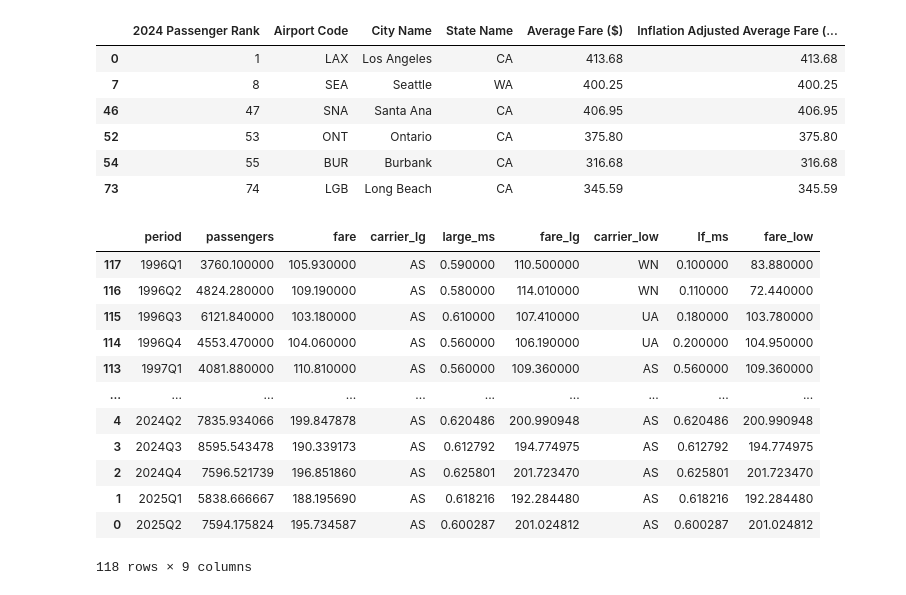
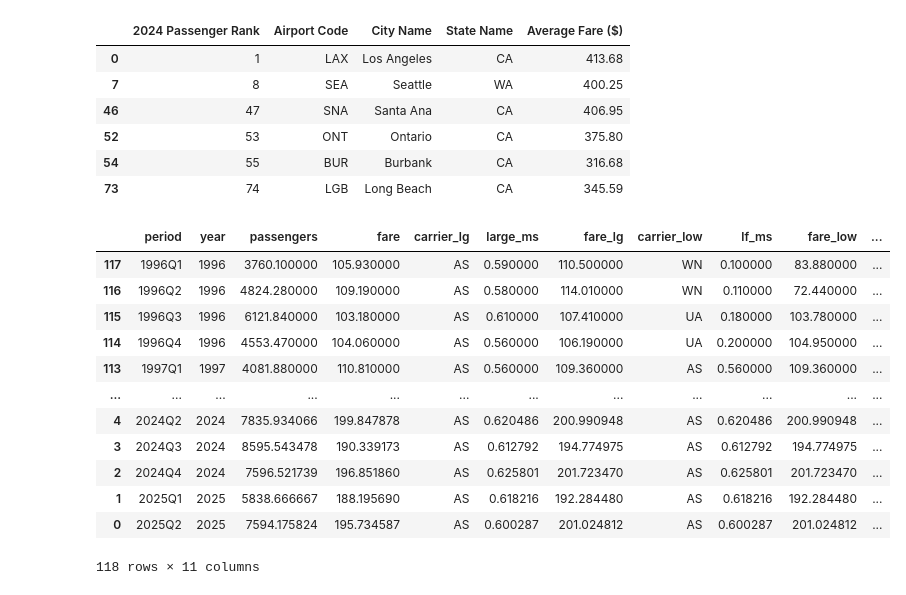
Before and after one commit to admacpherson/Sample-Revenue-Management, a Jupyter notebook: analysis/graphs.ipynb, the cells around one changed output. Saved outputs shown, nothing was run; the diff lists cells and outputs as text; code cells hidden in the pictures.

```diff
--- a/analysis/graphs.ipynb
+++ b/analysis/graphs.ipynb
@@ -12,51 +18,54 @@ market_coterms = ["LAX", "LGB", "BUR", "ONT"]
 market_all_airports = market_airports + market_coterms
 # %%
 # Import average fare dataframe from static tables
-average_fare_df = pd.read_csv("../data/table.csv")
+average_city_fare_df = pd.read_csv("../data/table.csv")
 
 # Filter for market airports
-average_fare_df = average_fare_df[average_fare_df["Airport Code"].isin(market_all_airports)]
-
-# Drop state column
-average_fare_df.drop('State Name', axis=1)
+average_city_fare_df = average_city_fare_df[average_city_fare_df["Airport Code"].isin(market_all_airports)]
 
 # Drop inflation column
-average_fare_df.drop('Inflation Adjusted Average Fare ($) (Base Quarter:  Q2-2025)', axis=1)
+average_city_fare_df.drop('Inflation Adjusted Average Fare ($) (Base Quarter:  Q2-2025)', axis=1, inplace=True)
 
-average_fare_df
+average_city_fare_df
 # %% [output]
-|  | 2024 Passenger Rank | Airport Code | City Name | State Name | Average Fare ($) | Inflation Adjusted Average Fare (... |
-| 0 | 1 | LAX | Los Angeles | CA | 413.68 | 413.68 |
-| 7 | 8 | SEA | Seattle | WA | 400.25 | 400.25 |
-| 46 | 47 | SNA | Santa Ana | CA | 406.95 | 406.95 |
-| 52 | 53 | ONT | Ontario | CA | 375.80 | 375.80 |
-| 54 | 55 | BUR | Burbank | CA | 316.68 | 316.68 |
-| 73 | 74 | LGB | Long Beach | CA | 345.59 | 345.59 |
+|  | 2024 Passenger Rank | Airport Code | City Name | State Name | Average Fare ($) |
+| 0 | 1 | LAX | Los Angeles | CA | 413.68 |
+| 7 | 8 | SEA | Seattle | WA | 400.25 |
+| 46 | 47 | SNA | Santa Ana | CA | 406.95 |
+| 52 | 53 | ONT | Ontario | CA | 375.80 |
+| 54 | 55 | BUR | Burbank | CA | 316.68 |
+| 73 | 74 | LGB | Long Beach | CA | 345.59 |
 # %%
 # Import market info dataframe from static tables
 la_seattle_df = pd.read_csv("../data/la_to_seattle_t1_static.csv")
 
 # Combine year and quarter, insert at front, and sort
 period = la_seattle_df['year'].astype(str) + "Q" + la_seattle_df['quarter'].astype(str)
 la_seattle_df.insert(0, 'period', period)
 la_seattle_df.sort_values(by="period", ascending=True, inplace=True)
 
 # Drop extra columns
-la_seattle_df = la_seattle_df.drop(['year', 'quarter', 'city1', 'city2', 'nsmiles', 'citymarketid_1', 'citymarketid_2', 'table_1_flag', 'location_1', 'location_2', 'location_1_city', 'location_2_city'], axis=1)
+la_seattle_df = la_seattle_df.drop(['quarter', 'city1', 'city2', 'nsmiles', 'citymarketid_1', 'citymarketid_2', 'table_1_flag', 'location_1', 'location_2', 'location_1_city', 'location_2_city'], axis=1)
 
+# Calculate OA market share
+la_seattle_df['OA_ms'] = np.where (
+    la_seattle_df['carrier_lg'] == la_seattle_df['carrier_low'],
+    1 - (la_seattle_df['large_ms']),
+    1 - (la_seattle_df['large_ms'] + la_seattle_df["lf_ms"])
+)
 
 la_seattle_df
 # %% [output]
-|  | period | passengers | fare | carrier_lg | large_ms | fare_lg | carrier_low | lf_ms | fare_low |
-| 117 | 1996Q1 | 3760.100000 | 105.930000 | AS | 0.590000 | 110.500000 | WN | 0.100000 | 83.880000 |
-| 116 | 1996Q2 | 4824.280000 | 109.190000 | AS | 0.580000 | 114.010000 | WN | 0.110000 | 72.440000 |
-| 115 | 1996Q3 | 6121.840000 | 103.180000 | AS | 0.610000 | 107.410000 | UA | 0.180000 | 103.780000 |
-| 114 | 1996Q4 | 4553.470000 | 104.060000 | AS | 0.560000 | 106.190000 | UA | 0.200000 | 104.950000 |
-| 113 | 1997Q1 | 4081.880000 | 110.810000 | AS | 0.560000 | 109.360000 | AS | 0.560000 | 109.360000 |
-| ... | ... | ... | ... | ... | ... | ... | ... | ... | ... |
-| 4 | 2024Q2 | 7835.934066 | 199.847878 | AS | 0.620486 | 200.990948 | AS | 0.620486 | 200.990948 |
-| 3 | 2024Q3 | 8595.543478 | 190.339173 | AS | 0.612792 | 194.774975 | AS | 0.612792 | 194.774975 |
-| 2 | 2024Q4 | 7596.521739 | 196.851860 | AS | 0.625801 | 201.723470 | AS | 0.625801 | 201.723470 |
-| 1 | 2025Q1 | 5838.666667 | 188.195690 | AS | 0.618216 | 192.284480 | AS | 0.618216 | 192.284480 |
-| 0 | 2025Q2 | 7594.175824 | 195.734587 | AS | 0.600287 | 201.024812 | AS | 0.600287 | 201.024812 |
+|  | period | year | passengers | fare | carrier_lg | large_ms | fare_lg | carrier_low | lf_ms | fare_low | ... |
+| 117 | 1996Q1 | 1996 | 3760.100000 | 105.930000 | AS | 0.590000 | 110.500000 | WN | 0.100000 | 83.880000 | ... |
+| 116 | 1996Q2 | 1996 | 4824.280000 | 109.190000 | AS | 0.580000 | 114.010000 | WN | 0.110000 | 72.440000 | ... |
+| 115 | 1996Q3 | 1996 | 6121.840000 | 103.180000 | AS | 0.610000 | 107.410000 | UA | 0.180000 | 103.780000 | ... |
+| 114 | 1996Q4 | 1996 | 4553.470000 | 104.060000 | AS | 0.560000 | 106.190000 | UA | 0.200000 | 104.950000 | ... |
+| 113 | 1997Q1 | 1997 | 4081.880000 | 110.810000 | AS | 0.560000 | 109.360000 | AS | 0.560000 | 109.360000 | ... |
+| ... | ... | ... | ... | ... | ... | ... | ... | ... | ... | ... | ... |
+| 4 | 2024Q2 | 2024 | 7835.934066 | 199.847878 | AS | 0.620486 | 200.990948 | AS | 0.620486 | 200.990948 | ... |
+| 3 | 2024Q3 | 2024 | 8595.543478 | 190.339173 | AS | 0.612792 | 194.774975 | AS | 0.612792 | 194.774975 | ... |
+| 2 | 2024Q4 | 2024 | 7596.521739 | 196.851860 | AS | 0.625801 | 201.723470 | AS | 0.625801 | 201.723470 | ... |
+| 1 | 2025Q1 | 2025 | 5838.666667 | 188.195690 | AS | 0.618216 | 192.284480 | AS | 0.618216 | 192.284480 | ... |
+| 0 | 2025Q2 | 2025 | 7594.175824 | 195.734587 | AS | 0.600287 | 201.024812 | AS | 0.600287 | 201.024812 | ... |
-118 rows × 9 columns
+118 rows × 11 columns
```
Also changed, not shown: parts of 2 cells of this notebook.
